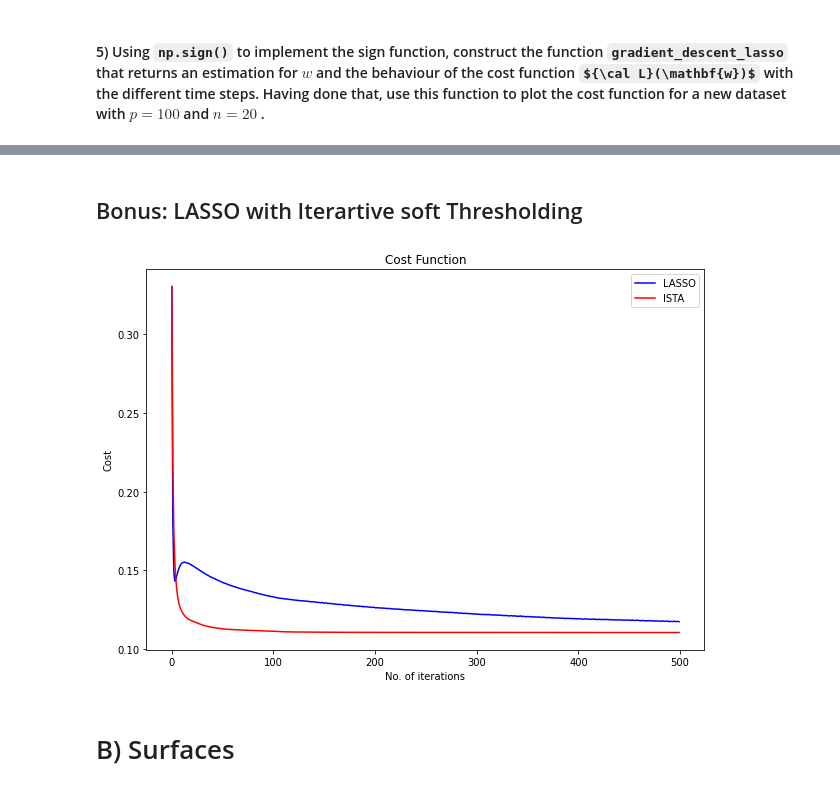
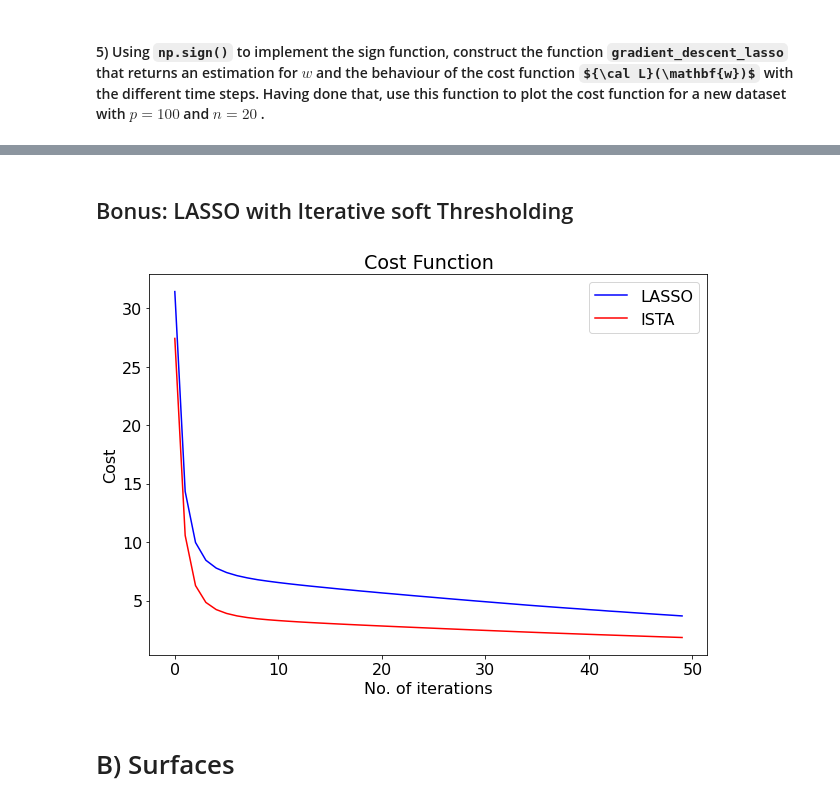
Before and after one commit to spaenleh/EE-411Labs, a Jupyter notebook: TP4_FoIL_public.ipynb, the cells around one changed output, grey strips where cells are left out. Saved outputs shown, nothing was run; the diff lists cells and outputs as text; code cells hidden in the pictures; some formulas as TeX source.

```diff
--- a/TP4_FoIL_public.ipynb
+++ b/TP4_FoIL_public.ipynb
@@ -111,3 +180,14 @@ w0 = np.random.rand(p,1) #Pick some random weights to start the algorithm
+# %%
+def gradient_descent(X, y, w0, t_max, lamb, eta):
+    previous_costs = []
+    w = w0
+    for t in range(t_max):
+        pred = X@w
+        error = pred - y
+        cost = (1/(2*n)*np.dot(error.T, error) + lamb/2 * np.dot(w.T, w))[0,0]
+        previous_costs.append(cost)
+        w = w - (eta * (np.dot(X.T, error)/n+lamb*w))
+    return w, previous_costs
 # %% [markdown]
 #### 3) Fixing $t_{max}=50\,,$ for each value of $\eta$ in $[0.03,0.1,0.3,1,2,3]$
 * Use the function you designed to plot the behaviour of the cost function vs the number of iterations
@@ -164,0 +335,29 @@ $$
+# %%
+def gradient_descent_lasso(X, y, w0, t_max, lamb, eta):
+    previous_costs = []
+    w = w0
+    for t in range(t_max):
+        pred = X@w
+        error = pred - y
+        cost = (1/(2*n)*np.dot(error.T, error) + lamb * np.linalg.norm(w, ord=1))[0,0]
+        previous_costs.append(cost)
+        w = w - (eta * (np.dot(X.T, error)/n + lamb*np.sign(w)))
+    return w, previous_costs
+# %%
+p = 100
+n = 20
+X = np.random.randn(n, p)
+y = np.random.randn(n, 1)
+
+t_max = 50
+lamb = 0.1
+eta = 0.1 #Step size
+w0_r = np.random.randn(p,1) #Pick some random values to start with
+
+fig = plt.figure(figsize=(10,7))
+w, past_costs = gradient_descent_lasso(X, y, w0_r, t_max, lamb, eta)
+plt.title('Cost Function')
+plt.xlabel('No. of iterations')
+plt.ylabel('Cost')
+plt.plot(past_costs)
+plt.show()
@@ -165,4 +366,4 @@ $$
 # %% [markdown]
-## Bonus: LASSO with Iterartive soft Thresholding
+## Bonus: LASSO with Iterative soft Thresholding
 # %%
 def my_soft_threshold(lamb, beta): #Soft Thresholding function
@@ -181,17 +382,18 @@ def ISTA(X, y, w, iterations, l1, eta):
     return w, past_costs
 # %%
 fig = plt.figure(figsize=(10,7))
-w, past_costs = gradient_descent_lasso(X, y, w0, max, lamb, eta)
-w2, past_costs2 = ISTA(X, y, w0, max, lamb, eta)
+w0 = np.random.randn(p, 1)
+w, past_costs = gradient_descent_lasso(X, y, w0, t_max, lamb, eta)
+w2, past_costs2 = ISTA(X, y, w0, t_max, lamb, eta)
 plt.title('Cost Function')
 plt.xlabel('No. of iterations')
 plt.ylabel('Cost')
 plt.plot(past_costs,'-b', label='LASSO')
 plt.plot(past_costs2,'-r', label='ISTA')
 plt.legend()
 plt.show()
 # %% [output]
-[figure, old version]
+[figure, new version]
 # %% [markdown]
 # B) Surfaces
 # %% [markdown]
```
Also changed, not shown: parts of 24 cells of this notebook, 1 other file.
